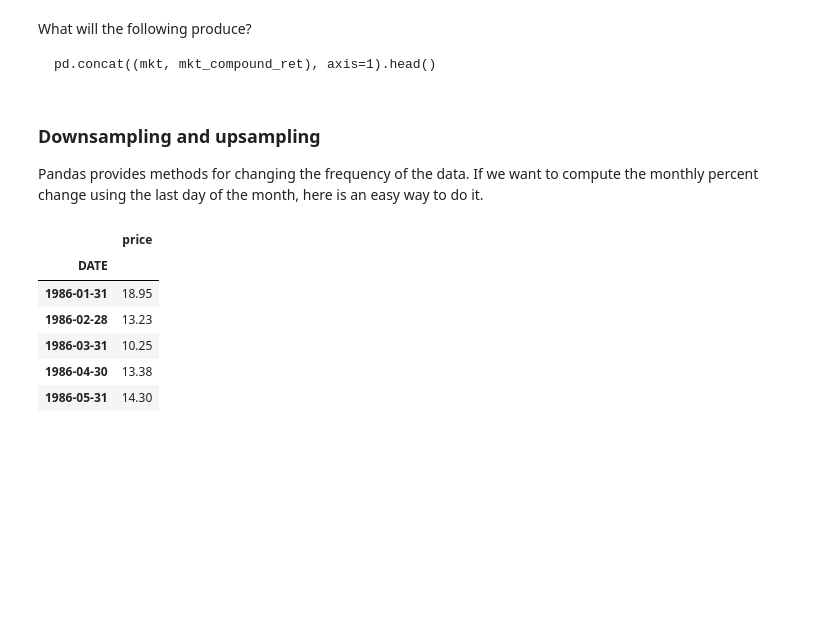
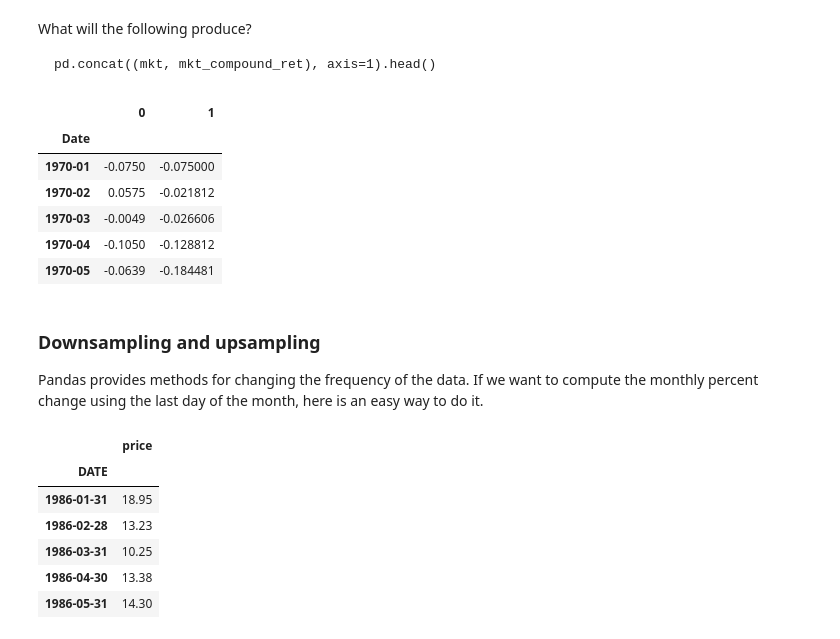
Before and after one commit to 2xra/BUSI-520-notebooks, a Jupyter notebook: 04-Additional_Pandas.ipynb, the cells around one changed output. Cells and saved outputs as stored; diff of their text form; code cells hidden in the pictures; blank space fills up the shorter version.

```diff
--- a/04-Additional_Pandas.ipynb
+++ b/04-Additional_Pandas.ipynb
@@ -395,9 +427,12 @@ To cumulatively sum the elements of a series or dataframe, use the cumsum method
 
 We can use cumprod to calculate a cumulative (compound) return.
 # %%
+ff_monthly = ff[0]
+
 # compute the market return from Fama-French by adding the risk-free return back
 # and convert to decimals
 mkt = (ff_monthly['Mkt-RF'] + ff_monthly['RF']) / 100
 
 # compute compounded returns
 mkt_compound_ret = (1+mkt).cumprod() - 1
+print(mkt_compound_ret)
@@ -405,6 +454,16 @@ mkt_compound_ret = (1+mkt).cumprod() - 1
 What will the following produce?
 
     pd.concat((mkt, mkt_compound_ret), axis=1).head()
+# %%
+pd.concat((mkt, mkt_compound_ret), axis=1).head()
+# %% [output]
+|  | 0 | 1 |
+| Date |  |  |
+| 1970-01 | -0.0750 | -0.075000 |
+| 1970-02 | 0.0575 | -0.021812 |
+| 1970-03 | -0.0049 | -0.026606 |
+| 1970-04 | -0.1050 | -0.128812 |
+| 1970-05 | -0.0639 | -0.184481 |
 # %% [markdown]
 ### Downsampling and upsampling
 
```
Also changed, not shown: parts of 7 cells of this notebook, 1 other file.
